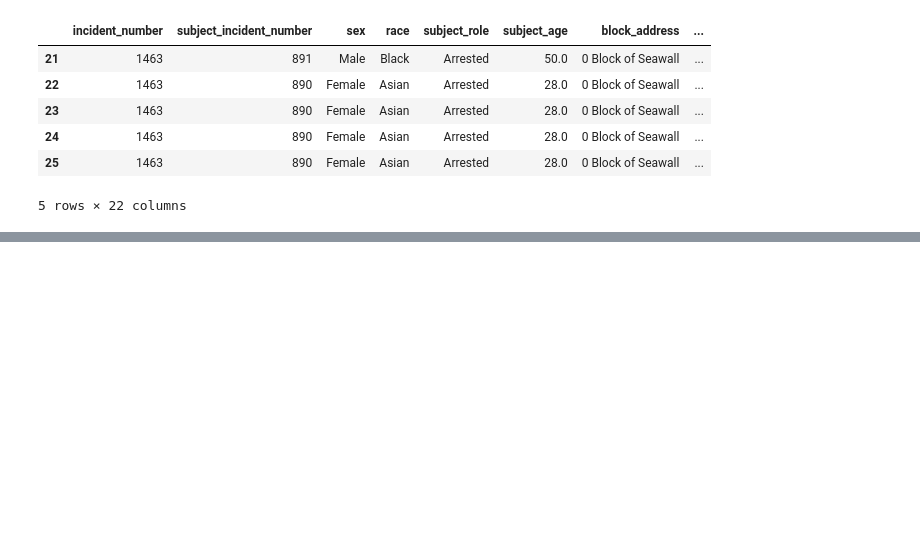
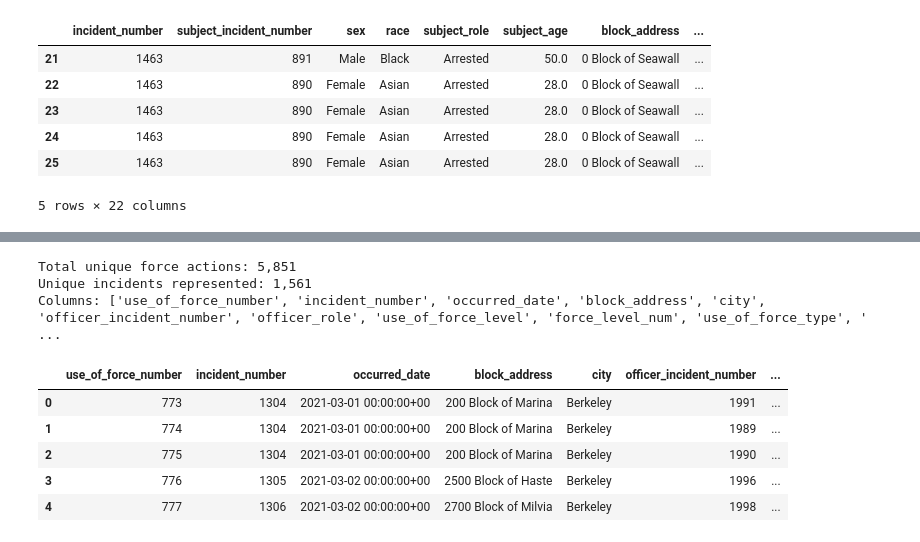
Before and after one commit to UCB-stat159-f26/final-project-team-27, a Jupyter notebook: scripts/force_data_processing.ipynb, the cells around one changed output, grey strips where cells are left out. Saved outputs shown, nothing was run; the diff lists cells and outputs as text; code cells hidden in the pictures; blank space fills up the shorter version.

```diff
--- a/scripts/force_data_processing.ipynb
+++ b/scripts/force_data_processing.ipynb
@@ -152,0 +182,31 @@ df.head()
+# %%
+# compute an incident-level arrest summary before dropping individual subject columns
+df["any_subject_arrested"] = df.groupby("incident_number")["subject_arrested_bool"].transform("any")
+
+# select action-level columns (excluding individual subject columns to avoid arbitrary pairing)
+action_cols = ["use_of_force_number", "incident_number", "occurred_date", "block_address", "city",
+               "officer_incident_number", "officer_role", "use_of_force_level", "force_level_num",
+               "use_of_force_type", "force_technique", "use_of_force_reason", "n_subjects_in_incident",
+               "any_subject_arrested"]
+
+df_actions = (df[action_cols].dropna(subset=["use_of_force_number"])
+              .drop_duplicates(subset=["use_of_force_number"])
+              .sort_values(["occurred_date", "incident_number", "use_of_force_number"])
+              .reset_index(drop=True))
+
+# verify uniqueness and inspect
+assert df_actions["use_of_force_number"].is_unique, "Duplicate use_of_force_number found."
+print(f"Total unique force actions: {len(df_actions):,}")
+print(f"Unique incidents represented: {df_actions['incident_number'].nunique():,}")
+print("Columns:", df_actions.columns.tolist())
+df_actions.head()
+# %% [output]
+Total unique force actions: 5,851
+Unique incidents represented: 1,561
+Columns: ['use_of_force_number', 'incident_number', 'occurred_date', 'block_address', 'city', 'officer_incident_number', 'officer_role', 'use_of_force_level', 'force_level_num', 'use_of_force_type', ' ...
+|  | use_of_force_number | incident_number | occurred_date | block_address | city | officer_incident_number | ... |
+| 0 | 773 | 1304 | 2021-03-01 00:00:00+00 | 200 Block of Marina | Berkeley | 1991 | ... |
+| 1 | 774 | 1304 | 2021-03-01 00:00:00+00 | 200 Block of Marina | Berkeley | 1989 | ... |
+| 2 | 775 | 1304 | 2021-03-01 00:00:00+00 | 200 Block of Marina | Berkeley | 1990 | ... |
+| 3 | 776 | 1305 | 2021-03-02 00:00:00+00 | 2500 Block of Haste | Berkeley | 1996 | ... |
+| 4 | 777 | 1306 | 2021-03-02 00:00:00+00 | 2700 Block of Milvia | Berkeley | 1998 | ... |
```
Also changed, not shown: parts of 9 cells of this notebook, 3 other files.
